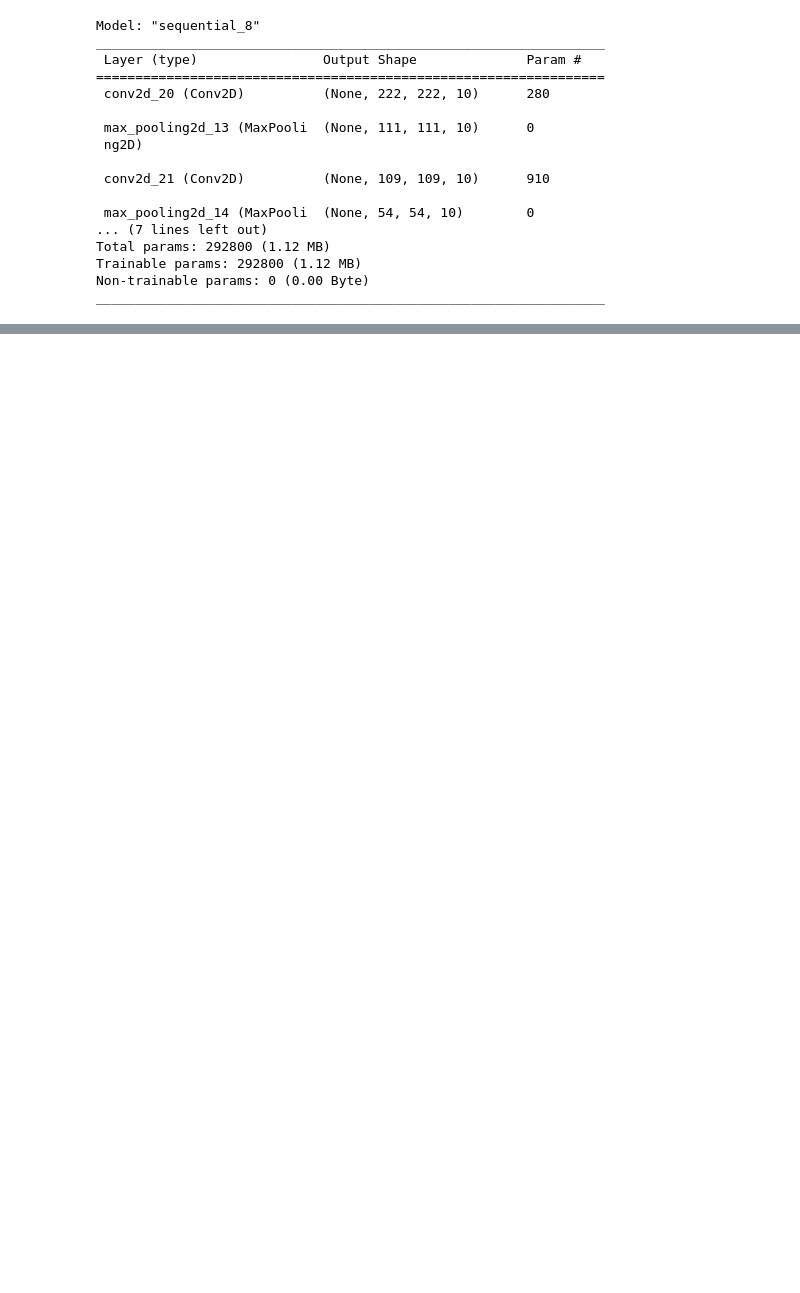
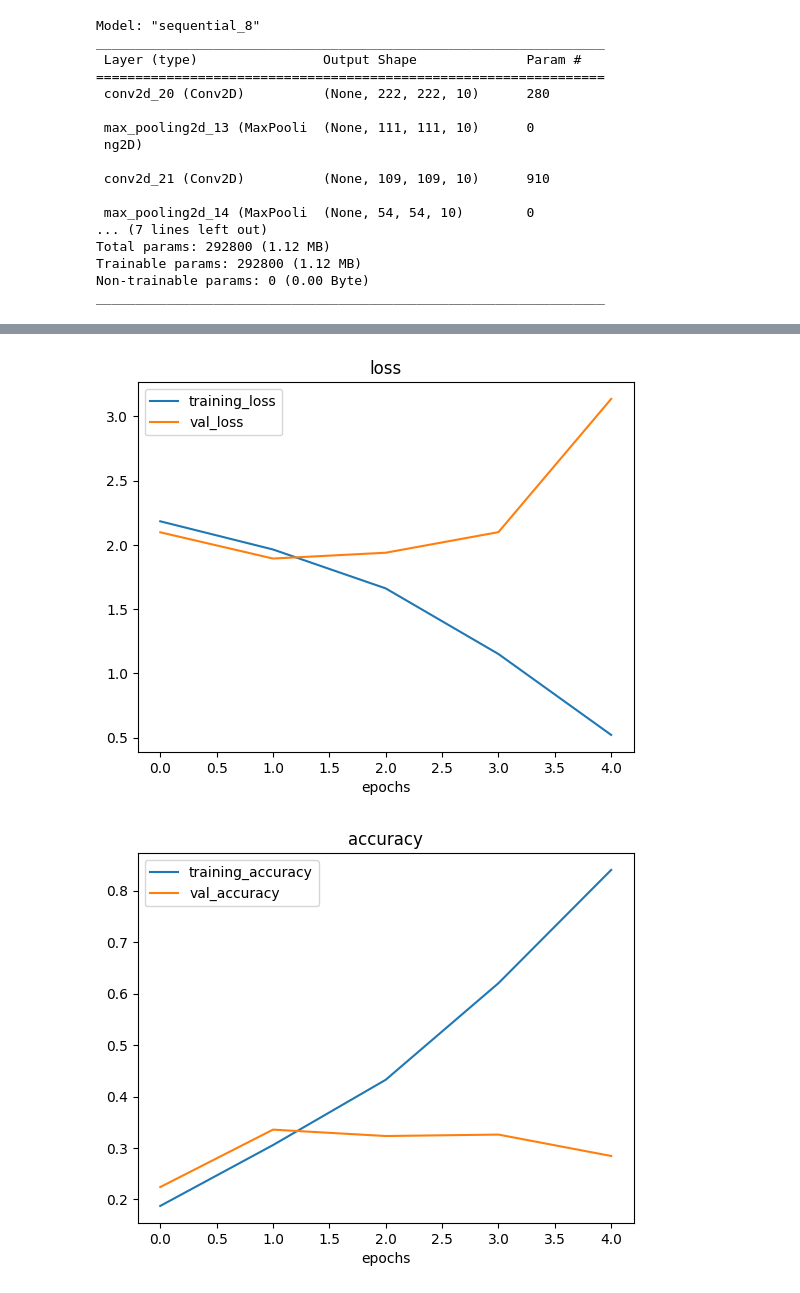
Before and after one commit to iota07/jupyter-notebooks, a Jupyter notebook: 03_CNN_and_computer_vision_with_tensorflow.ipynb, the cells around one changed output, grey strips where cells are left out. Drawn from its saved outputs; the diff is of its cells as text; code cells hidden in the pictures; blank space fills up the shorter version.

```diff
--- a/03_CNN_and_computer_vision_with_tensorflow.ipynb
+++ b/03_CNN_and_computer_vision_with_tensorflow.ipynb
@@ -1360,0 +1472,5 @@ plot_loss_curves(history_9)
+# %%
+plot_loss_curves(history_8)
+# %% [output]
+[figure, added]
+[figure, added]
```
Also changed, not shown: parts of 45 cells of this notebook.
